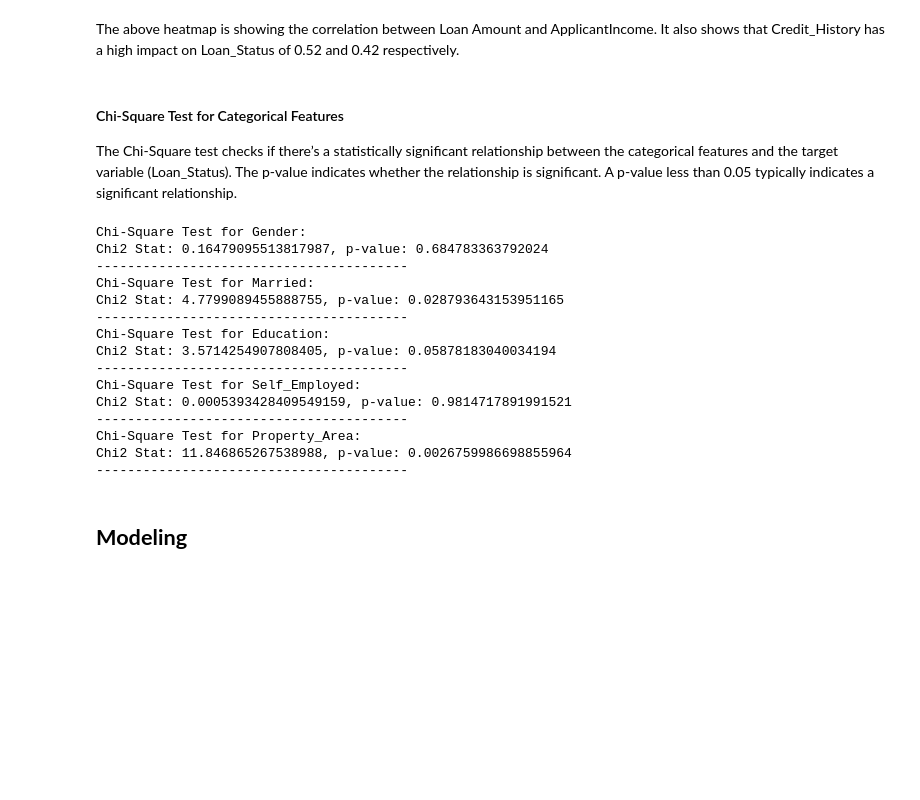
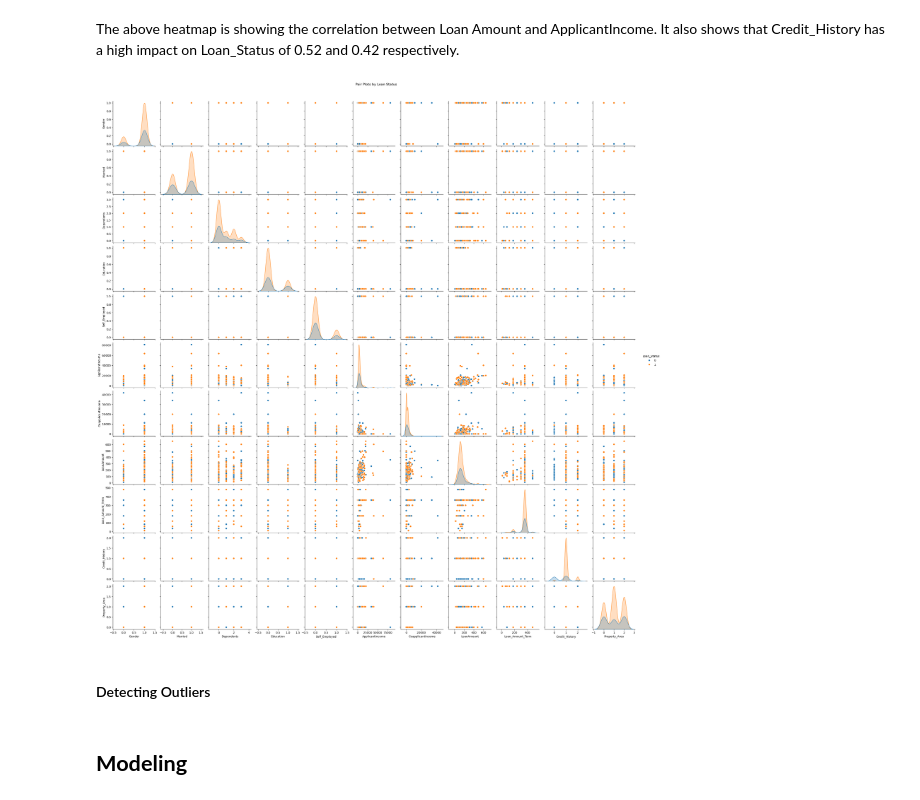
Before and after one commit to idatonui/Loan-Approval-Prediction, a Jupyter notebook: notebook.ipynb, the cells around one changed output. Cells and saved outputs as stored; diff of their text form; code cells hidden in the pictures; blank space fills up the shorter version.

```diff
--- a/notebook.ipynb
+++ b/notebook.ipynb
@@ -415,36 +426,3 @@ plt.show()
 [figure]
 # %% [markdown]
 The above heatmap is showing the correlation between Loan Amount and ApplicantIncome. It also shows that Credit_History has a high impact on Loan_Status of 0.52 and 0.42 respectively.
-# %% [markdown]
-#### Chi-Square Test for Categorical Features
-
-The Chi-Square test checks if there’s a statistically significant relationship between the categorical features and the target variable (Loan_Status).
-The p-value indicates whether the relationship is significant. A p-value less than 0.05 typically indicates a significant relationship.
-# %%
-from scipy.stats import chi2_contingency
-
-# Chi-Square Test for Categorical Features
-categorical_features = ['Gender', 'Married', 'Education', 'Self_Employed', 'Property_Area']
-
-for feature in categorical_features:
-    crosstab = pd.crosstab(data[feature], data['Loan_Status'])
-    chi2, p, dof, expected = chi2_contingency(crosstab)
-    print(f"Chi-Square Test for {feature}:")
-    print(f"Chi2 Stat: {chi2}, p-value: {p}")
-    print("-" * 40)
-# %% [output]
-Chi-Square Test for Gender:
-Chi2 Stat: 0.16479095513817987, p-value: 0.684783363792024
-----------------------------------------
-Chi-Square Test for Married:
-Chi2 Stat: 4.7799089455888755, p-value: 0.028793643153951165
-----------------------------------------
-Chi-Square Test for Education:
-Chi2 Stat: 3.5714254907808405, p-value: 0.05878183040034194
-----------------------------------------
-Chi-Square Test for Self_Employed:
-Chi2 Stat: 0.0005393428409549159, p-value: 0.9814717891991521
-----------------------------------------
-Chi-Square Test for Property_Area:
-Chi2 Stat: 11.846865267538988, p-value: 0.0026759986698855964
-----------------------------------------
@@ -453,0 +429,8 @@ data.to_csv('cleaned_dataset.csv', index=False)  # Set index=False to avoid savi
+# %%
+sns.pairplot(data, hue='Loan_Status')
+plt.suptitle('Pair Plots by Loan Status', y=1.02)
+plt.show()
+# %% [output]
+[figure, added]
+# %% [markdown]
+#### Detecting Outliers
```
Also changed, not shown: parts of 19 cells of this notebook, 2 other files.
